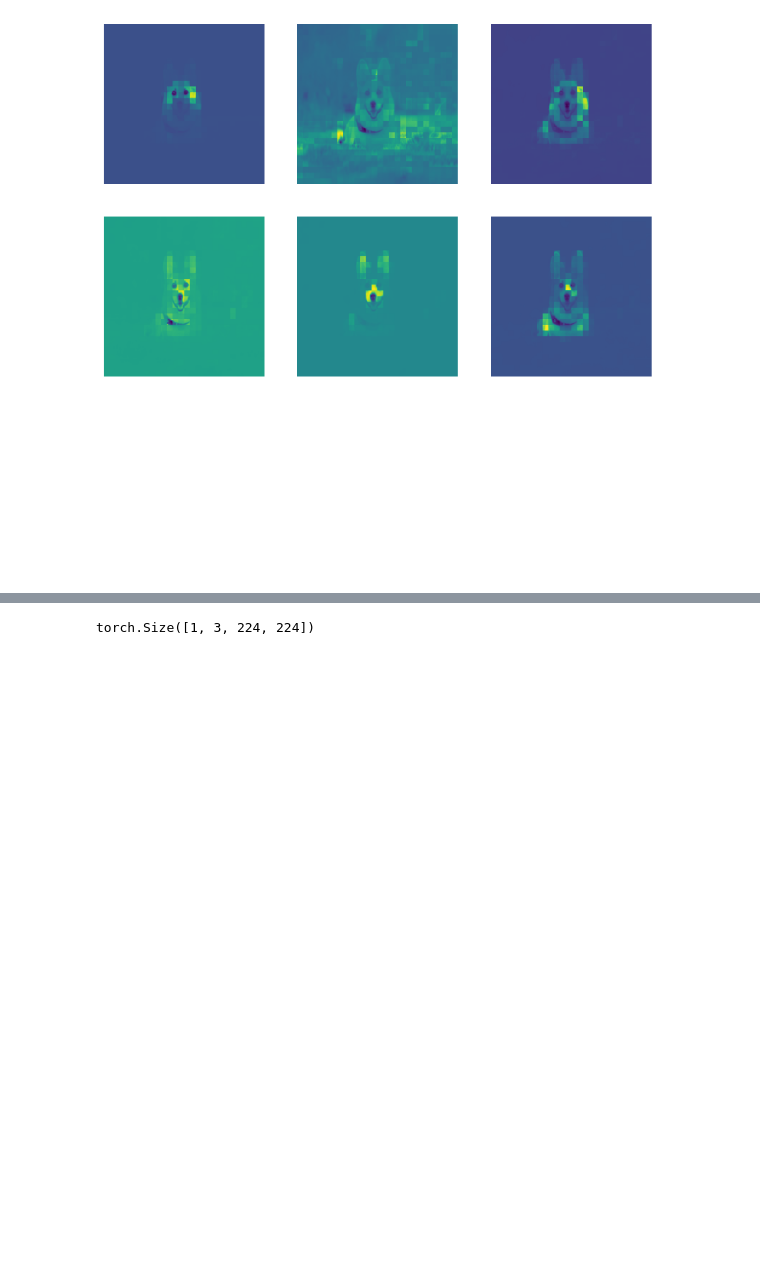
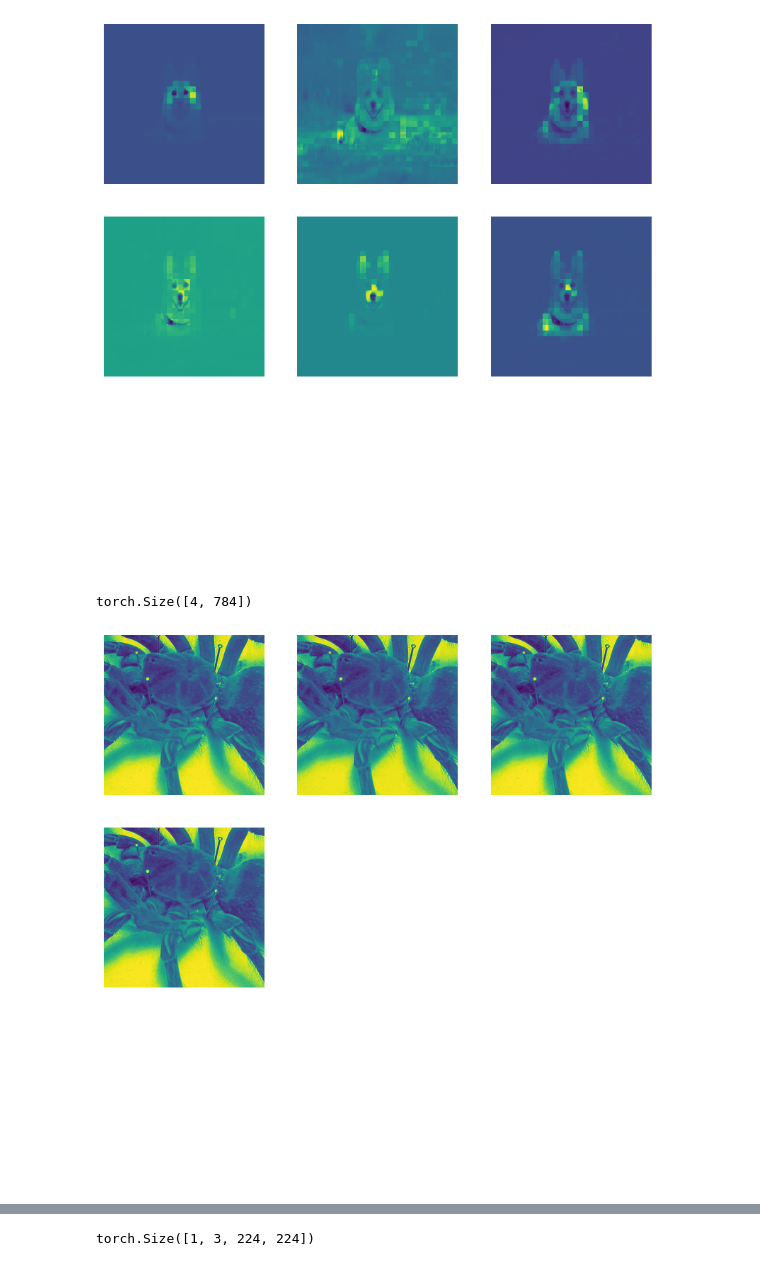
Before and after one commit to plachert/vision-transformer, a Jupyter notebook: notebooks/visualise_transformer.ipynb, the cells around one changed output, grey strips where cells are left out. Saved outputs shown, nothing was run; the diff lists cells and outputs as text; code cells hidden in the pictures; blank space fills up the shorter version.

Commit message:
Add attention visualisation

```diff
--- a/notebooks/visualise_transformer.ipynb
+++ b/notebooks/visualise_transformer.ipynb
@@ -5,7 +5,7 @@ import matplotlib.pyplot as plt
 import numpy as np
 import torch
 from src.data.datamodules import ImageNet100DataModule, CIFAR10DataModule
-from src.data.datasets import CIFAR10
+from src.data.datasets import CIFAR10, ImageNet100
 from sklearn.decomposition import PCA
 from torchvision import models
 from src.data.transform import Patchify
@@ -13,10 +13,11 @@ from torchvision import transforms
 
 def get_val_image(idx):
     inference_transform = transforms.Compose([transforms.ToTensor(),
-                                         transforms.Normalize([0.49139968, 0.48215841, 0.44653091], [0.24703223, 0.24348513, 0.26158784]),
-                                         Patchify((4, 4)),
+                                              transforms.Normalize([0.49139968, 0.48215841, 0.44653091], [0.24703223, 0.24348513, 0.26158784]),
+                                              transforms.CenterCrop(224),
+
                                          ])
-    dataset = CIFAR10(transform=inference_transform)
+    dataset = ImageNet100(is_train=True, transform=inference_transform)
     image = torch.unsqueeze(dataset[idx]['image'], 0)
     return image
 
@@ -155,4 +157,34 @@ plot_attentions(attention_maps, image["pixel_values"])
 torch.Size([6, 784])
 [figure]
 # %%
-# plt.imshow(attention_map.reshape(7, 7))
+def get_vit_for_attention():
+    mock_factory = lambda x: x
+    m = VisionTransformer(
+        emb_dim=256,
+        patch_shape=(3, 8, 8),
+        num_blocks=6,
+        num_heads=4,
+        num_patches=784,
+        num_classes=100,
+        dim_feedforward=512,
+        dropout=0.2,
+        )
+    classifier = ImageClassifier.load_from_checkpoint(
+        model=m,
+        optimizer_factory=mock_factory,
+        num_classes=100,
+        checkpoint_path="/home/piotr/github/vision-transformer/logs/imagenet100_patchsize_8/lightning_logs/version_0/checkpoints/epoch=77-step=158496 copy.ckpt",
+    )
+    classifier.eval()
+    return classifier.model
+# %%
+m = get_vit_for_attention()
+# %%
+img = get_val_image(9).to("cuda")
+attentions = m.get_attentions(img)
+for i, attention in enumerate(attentions):
+    attentions[i] = torch.unsqueeze(torch.cat(attention), 0)
+plot_attentions(attentions, img.cpu(), layer_idx=-1)
+# %% [output]
+torch.Size([4, 784])
+[figure, added]
```
Also changed, not shown: parts of 6 cells of this notebook.
